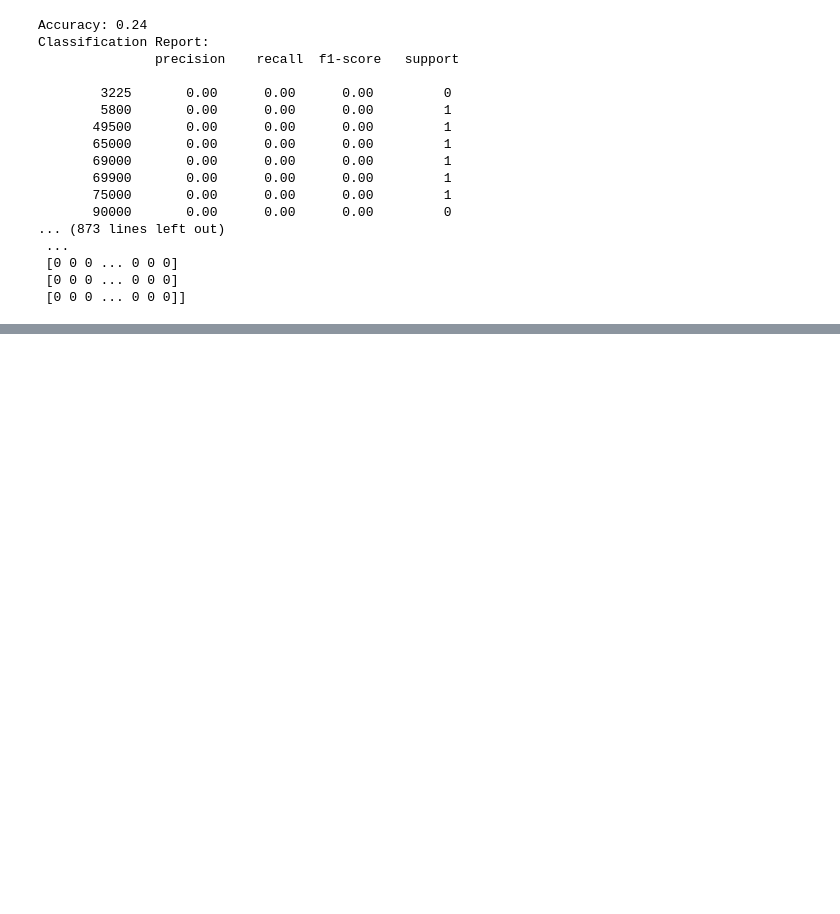
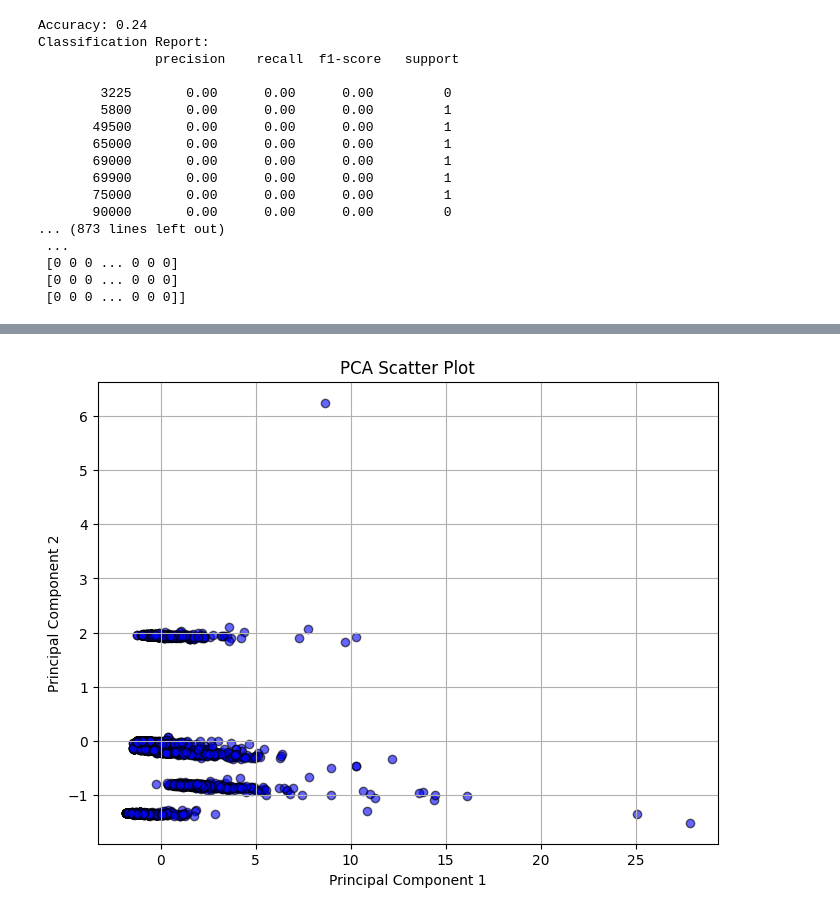
Before and after one commit to msubedi2/AIT664, a Jupyter notebook: Classification.ipynb, the cells around one changed output, grey strips where cells are left out. Saved outputs shown, nothing was run; the diff lists cells and outputs as text; code cells hidden in the pictures; blank space fills up the shorter version.

```diff
--- a/Classification.ipynb
+++ b/Classification.ipynb
@@ -296,0 +324,27 @@ y_pred = gbm.predict(X_test)
+# %%
+# Define categorical and numerical columns
+categorical_cols = ['TYPE']
+numerical_cols = ['PRICE',	'BEDS', 'BATH',	'PROPERTYSQFT']
+
+# One-hot encode categorical features
+encoder = OneHotEncoder(drop='first', sparse_output=False)
+encoded_data = encoder.fit_transform(price_status[categorical_cols])
+
+# Create a DataFrame from encoded data
+encoded_columns = encoder.get_feature_names_out(categorical_cols)
+df_encoded = pd.DataFrame(encoded_data, columns=encoded_columns, index=price_status.index)
+
+# Combine numerical data and encoded categorical data
+X = pd.concat([price_status[numerical_cols], df_encoded], axis=1)
+y = price_status['PRICE']
+
+# Scale the features for better performance of k-NN
+scaler = StandardScaler()
+X_scaled = scaler.fit_transform(X)
+# %%
+#Apply PCA to the scales data
+pca = PCA(n_components=2)
+X_pca = pca.fit_transform(X_scaled)
+pca_df = pd.DataFrame(X_pca, columns=['Principal Component 1', 'Principal Component 2'])
+
+pca_df.head()
@@ -296,0 +358,10 @@ y_pred = gbm.predict(X_test)
+# %%
+plt.figure(figsize=(8, 6))
+plt.scatter(pca_df['Principal Component 1'], pca_df['Principal Component 2'], alpha=0.6, c='blue', edgecolor='k')
+plt.xlabel('Principal Component 1')
+plt.ylabel('Principal Component 2')
+plt.title('PCA Scatter Plot')
+plt.grid(True)
+plt.show()
+# %% [output]
+[figure, added]
```
Also changed, not shown: parts of 6 cells of this notebook.
